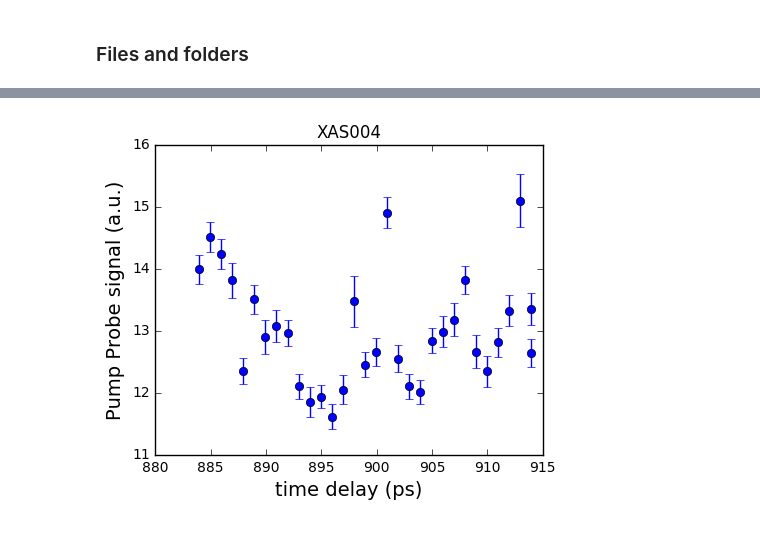
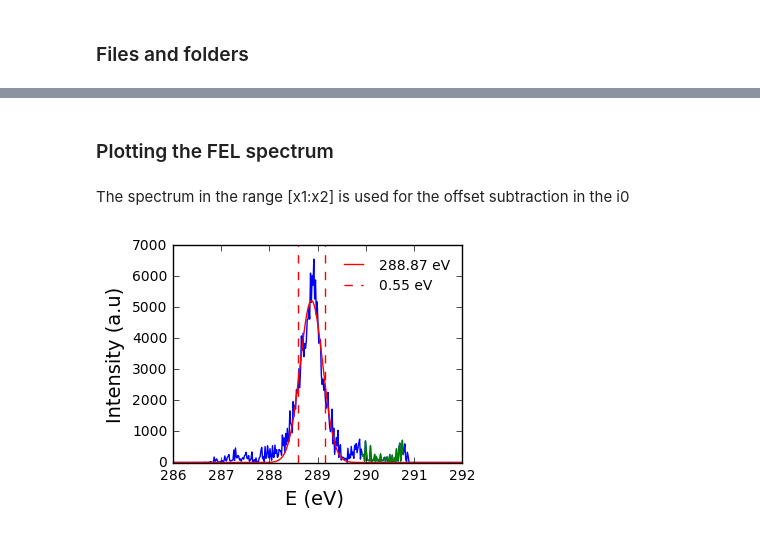
Before and after one commit to fperakis/FERMI_20139026_DIPROI, a Jupyter notebook: examples/04_XAS_pump_probe.ipynb, the cells around one changed output, grey strips where cells are left out. Drawn from its saved outputs; the diff is of its cells as text; code cells hidden in the pictures.

```diff
--- a/examples/04_XAS_pump_probe.ipynb
+++ b/examples/04_XAS_pump_probe.ipynb
@@ -103,24 +68,0 @@ for i in range(n_delays):
-# %%
-plt.figure(figsize=[5,4])
-pp_time   = np.zeros(n_delays)
-pp_signal = np.zeros(n_delays)
-pp_error  = np.zeros(n_delays)
-c = 299792458 #m/s
-
-for i in range(n_delays):
-    pp_time[i] = pp_delay[i,0]*1e-3/c*1e12*2
-    good_shots = np.ones(n_shots)
-    good_shots[i0[i]<1e1] = 0
-    pp = XAS_intensity[i]/i0[i]
-    pp_signal[i]  = np.average(pp[good_shots==1])
-    pp_error[i]   = np.std(pp[good_shots==1])/np.sqrt(len(pp[good_shots==1]))
-
-plt.errorbar(pp_time,pp_signal,yerr=pp_error,fmt='o')
-plt.title('XAS00%d'%dataset)
-plt.ylabel('Pump Probe signal (a.u.)',size=14)
-plt.xlabel('time delay (ps)',size=14)
-plt.savefig('/Users/fivos/Desktop/figXAS00%d.png'%dataset,dpi=300)
-np.save('/Users/fivos/Desktop/pp_XAS00%d'%dataset,np.array([pp_time,pp_signal,pp_error]))
-plt.show()
-# %% [output]
-[figure, removed]
@@ -126,0 +116,23 @@ plt.show()
+# %% [markdown]
+### Plotting the FEL spectrum
+# %% [markdown]
+The spectrum in the range [x1:x2] is used for the offset subtraction in the i0
+# %%
+plt.figure(figsize=[4,3])
+
+plt.plot(Energy,Spectrum,'-')
+plt.plot(Energy[x1:x2],Spectrum[x1:x2],'-')
+
+x,y = Energy,Spectrum
+popt,xc,curve,perr = fit(gaussian0,x[y>0],y[y>0],p0=[max(y),x[y==max(y)][0],0.1])
+plt.plot(xc,curve,lw=1,label='%.2f eV'%popt[1])
+plt.axvline(x=popt[1]-popt[2]/2,ls='--',label='%.2f eV'%popt[2],c='red')
+plt.axvline(x=popt[1]+popt[2]/2,ls='--',c='red')
+plt.xlabel(r'E (eV) ',size=14)
+plt.ylabel('Intensity (a.u)',size=14)
+plt.xlim(286,292)
+plt.legend(frameon=False,loc='upper right', prop={'size': 10})
+plt.tight_layout()
+plt.show()
+# %% [output]
+[figure, added]
```
Also changed, not shown: parts of 9 cells of this notebook.
